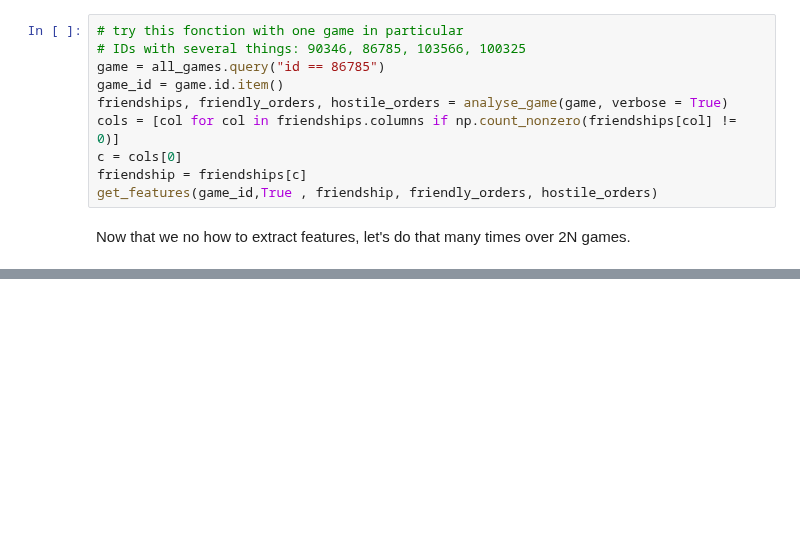
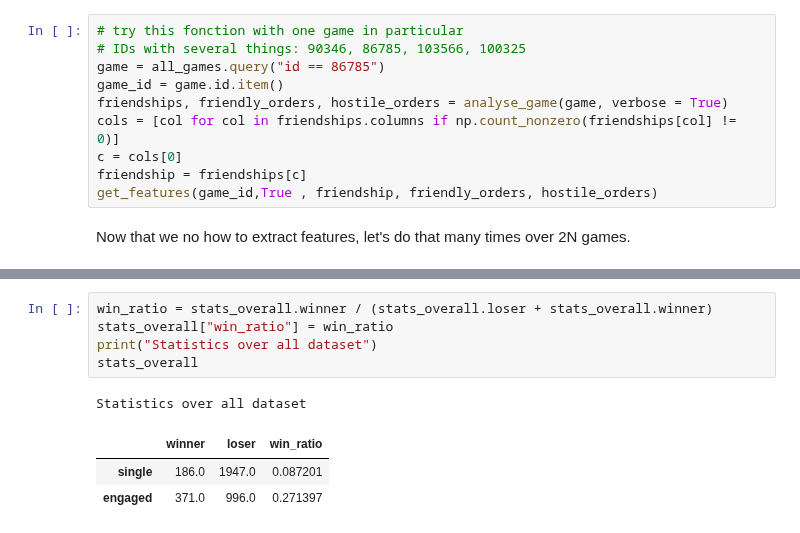
Before and after one commit to epfl-ada/ada-2020-project-milestone-p3-p3_chic, a Jupyter notebook: p4.ipynb, the cells around one changed output, grey strips where cells are left out. Saved outputs shown, nothing was run; the diff lists cells and outputs as text; blank space fills up the shorter version.

```diff
--- a/p4.ipynb
+++ b/p4.ipynb
@@ -939,0 +1052,10 @@ features
+# %%
+win_ratio = stats_overall.winner / (stats_overall.loser + stats_overall.winner)
+stats_overall["win_ratio"] = win_ratio
+print("Statistics over all dataset")
+stats_overall
+# %% [output]
+Statistics over all dataset
+|  | winner | loser | win_ratio |
+| single | 186.0 | 1947.0 | 0.087201 |
+| engaged | 371.0 | 996.0 | 0.271397 |
```
Also changed, not shown: parts of 28 cells of this notebook.
